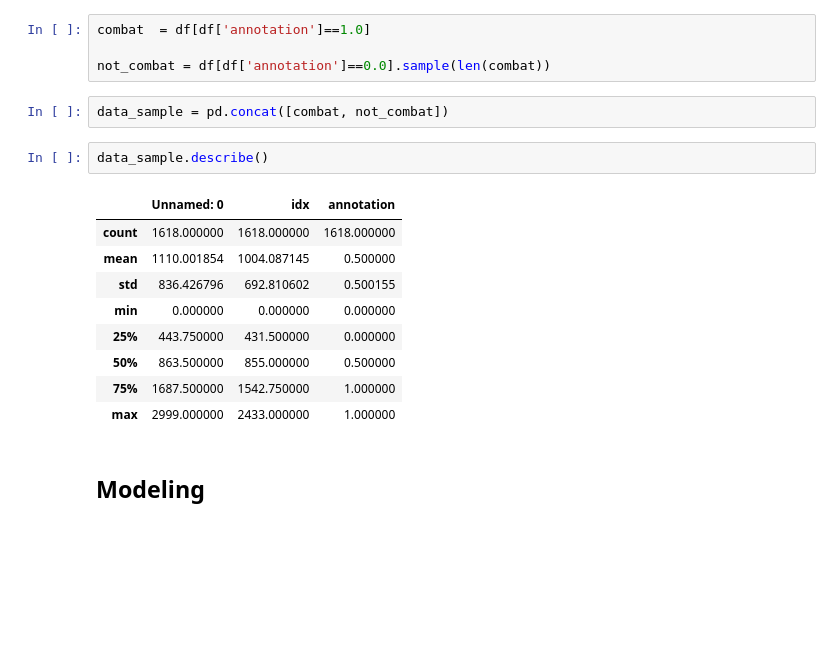
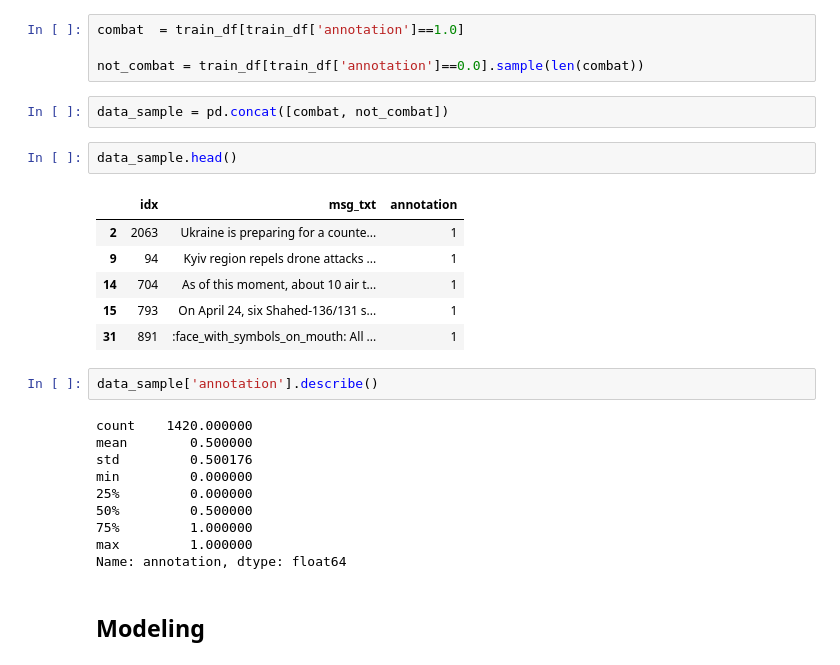
Before and after one commit to Engineers-For-Ukraine/social-media-combat-detection, a Jupyter notebook: scripts-notebooks/nn-modeling.ipynb, the cells around one changed output. Saved outputs shown, nothing was run; the diff lists cells and outputs as text; blank space fills up the shorter version.

```diff
--- a/scripts-notebooks/nn-modeling.ipynb
+++ b/scripts-notebooks/nn-modeling.ipynb
@@ -42,21 +35,30 @@ df['msg_txt'] = df.msg_txt.apply(emoji.demojize)
 # %%
-combat  = df[df['annotation']==1.0]
+combat  = train_df[train_df['annotation']==1.0]
 
-not_combat = df[df['annotation']==0.0].sample(len(combat))
+not_combat = train_df[train_df['annotation']==0.0].sample(len(combat))
 # %%
 data_sample = pd.concat([combat, not_combat])
+# %%
+data_sample.head()
+# %% [output]
+|  | idx | msg_txt | annotation |
+| 2 | 2063 | Ukraine is preparing for a counte... | 1 |
+| 9 | 94 | Kyiv region repels drone attacks ... | 1 |
+| 14 | 704 | As of this moment, about 10 air t... | 1 |
+| 15 | 793 | On April 24, six Shahed-136/131 s... | 1 |
+| 31 | 891 | :face_with_symbols_on_mouth: All ... | 1 |
 # %%
-data_sample.describe()
+data_sample['annotation'].describe()
 # %% [output]
-|  | Unnamed: 0 | idx | annotation |
-| count | 1618.000000 | 1618.000000 | 1618.000000 |
-| mean | 1110.001854 | 1004.087145 | 0.500000 |
-| std | 836.426796 | 692.810602 | 0.500155 |
-| min | 0.000000 | 0.000000 | 0.000000 |
-| 25% | 443.750000 | 431.500000 | 0.000000 |
-| 50% | 863.500000 | 855.000000 | 0.500000 |
-| 75% | 1687.500000 | 1542.750000 | 1.000000 |
-| max | 2999.000000 | 2433.000000 | 1.000000 |
+count    1420.000000
+mean        0.500000
+std         0.500176
+min         0.000000
+25%         0.000000
+50%         0.500000
+75%         1.000000
+max         1.000000
+Name: annotation, dtype: float64
 # %% [markdown]
 ## Modeling
 # %% [markdown]
```
Also changed, not shown: parts of 14 cells of this notebook, 7 other files.
